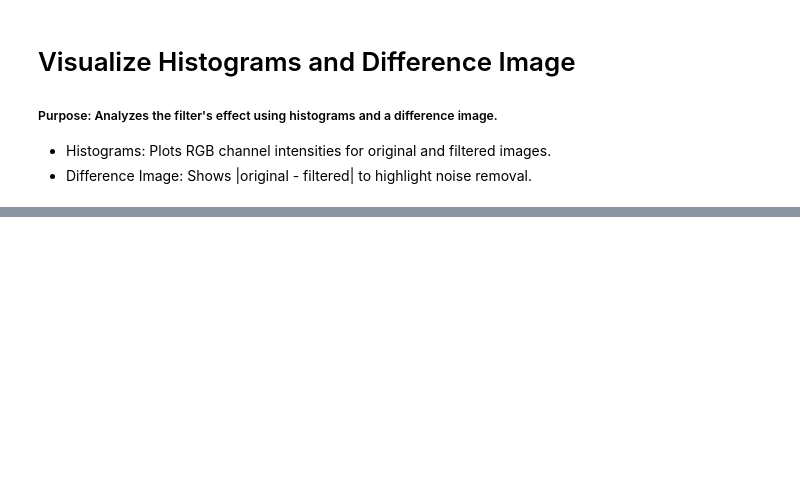
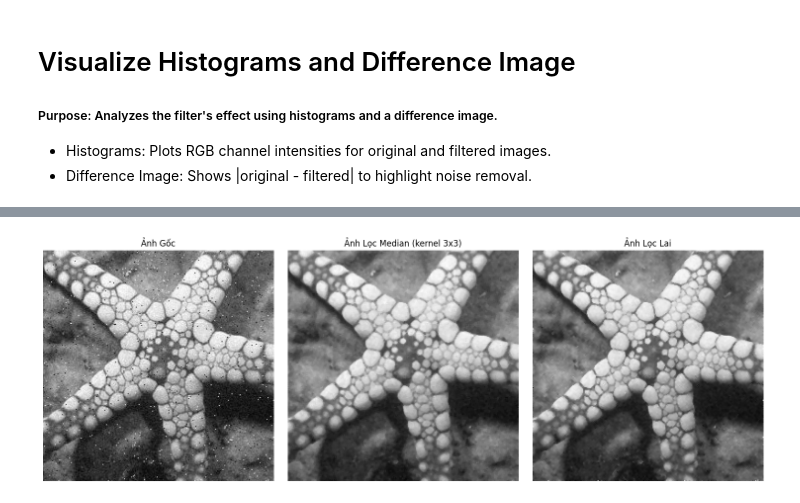
Before and after one commit to VietHungUET/A-Hybrid-Filter-for-Image-Enhancement, a Jupyter notebook: HybridFilters.ipynb, the cells around one changed output, grey strips where cells are left out. Cells and saved outputs as stored; diff of their text form; code cells hidden in the pictures; blank space fills up the shorter version.

Commit message:
[feat] median filter

```diff
--- a/HybridFilters.ipynb
+++ b/HybridFilters.ipynb
@@ -214,0 +218,44 @@ else:
+# %%
+# Thêm hàm median_filter_color
+def median_filter_color(image, kernel_size):
+    """
+    Áp dụng bộ lọc median cho ảnh màu bằng cách xử lý từng kênh riêng biệt.
+
+    Tham số:
+    - image: Ảnh màu đầu vào (mảng numpy với shape (height, width, 3)).
+    - kernel_size: Kích thước cửa sổ vuông (ví dụ: 3 cho cửa sổ 3x3).
+
+    Trả về:
+    - Ảnh đã lọc median (mảng numpy).
+    """
+    return ndimage.median_filter(image, size=(kernel_size, kernel_size, 1))
+# %%
+if 'global_image' in globals() and 'filtered_image' in globals():
+    # Áp dụng bộ lọc median với cùng kích thước cửa sổ
+    median_kernel_size = global_window_size
+    median_filtered = median_filter_color(global_image, median_kernel_size)
+
+    # Tạo figure mới để so sánh
+    plt.figure(figsize=(15, 5))
+
+    plt.subplot(1, 3, 1)
+    plt.title('Ảnh Gốc')
+    plt.imshow(global_image)
+    plt.axis('off')
+
+    plt.subplot(1, 3, 2)
+    plt.title(f'Ảnh Lọc Median (kernel {median_kernel_size}x{median_kernel_size})')
+    plt.imshow(median_filtered.astype(np.uint8))  # Đảm bảo hiển thị đúng
+    plt.axis('off')
+
+    plt.subplot(1, 3, 3)
+    plt.title('Ảnh Lọc Lai')
+    plt.imshow(filtered_image.astype(np.uint8))  # Đảm bảo hiển thị đúng
+    plt.axis('off')
+
+    plt.tight_layout()
+    plt.show()
+else:
+    print('Vui lòng chạy bộ lọc lai trước.')
+# %% [output]
+[figure, added]
```
Also changed, not shown: parts of 5 cells of this notebook.
